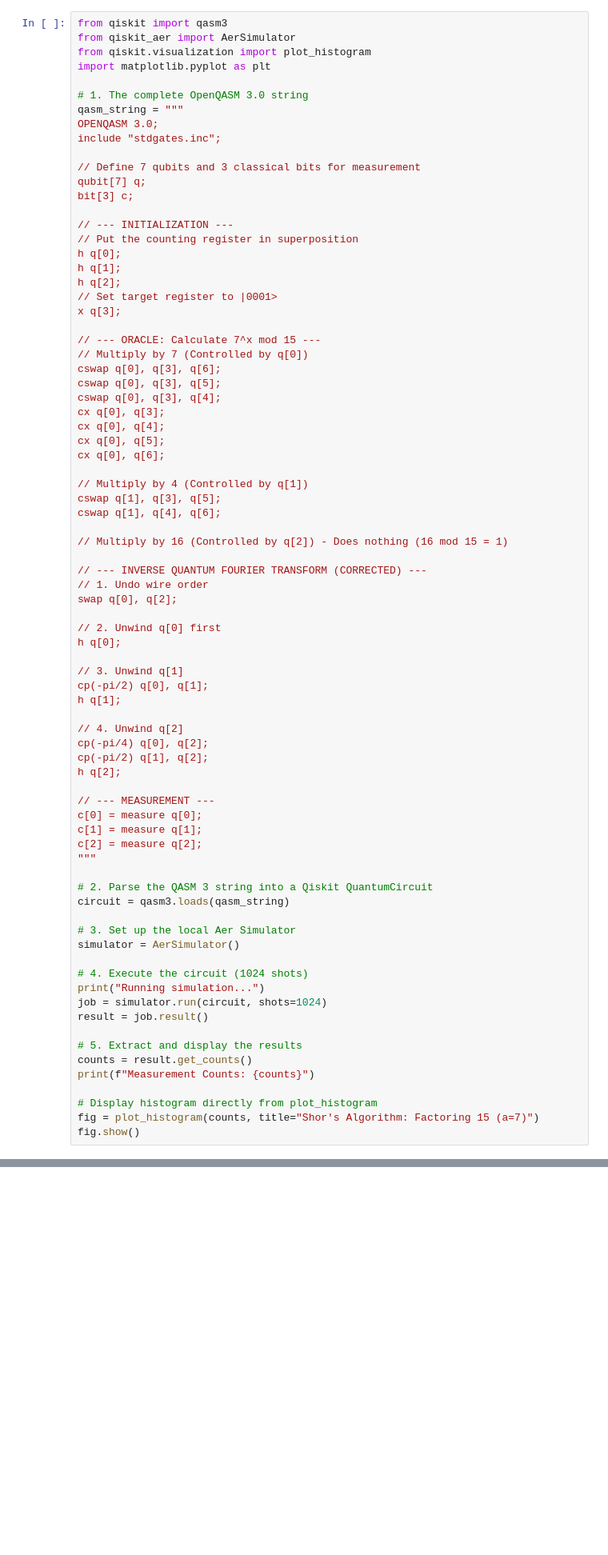
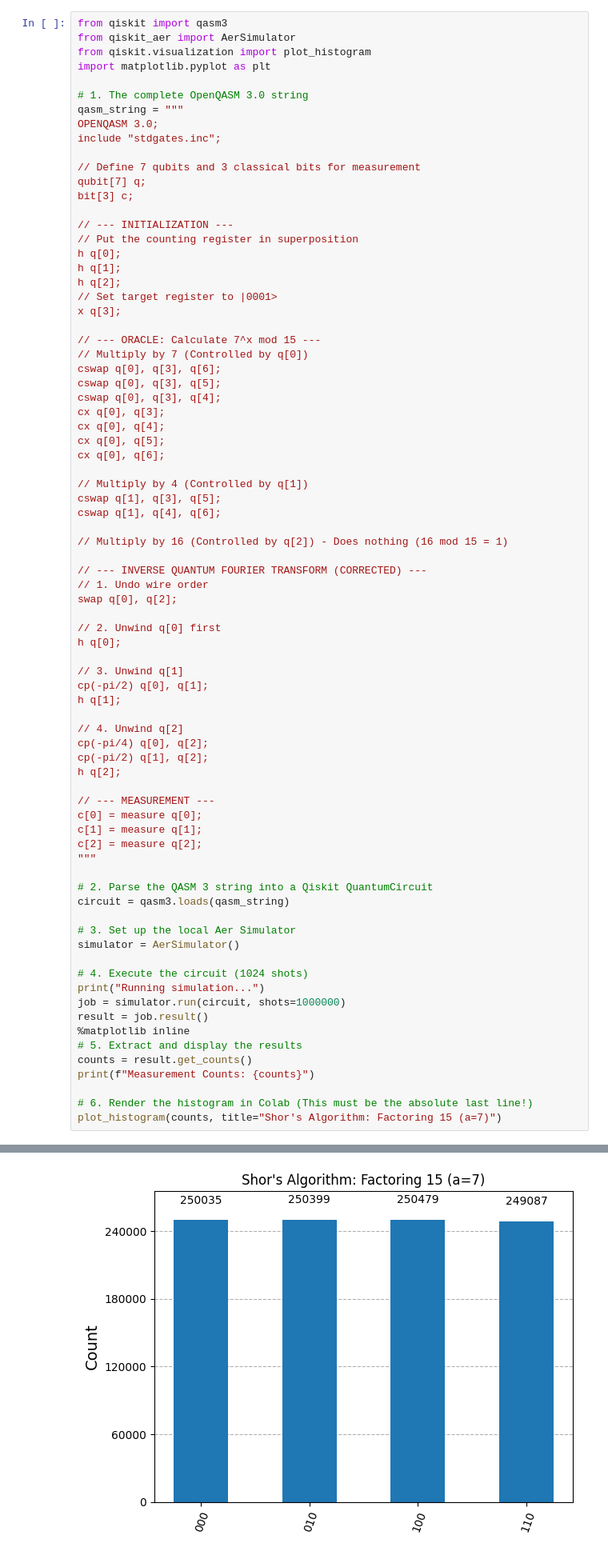
Before and after one commit to Lordvaderani/shors-algo-qasm-project, a Jupyter notebook: notebook fix.ipynb, the cells around one changed output, grey strips where cells are left out. Shown at 80% size. Saved outputs shown, nothing was run; the diff lists cells and outputs as text; blank space fills up the shorter version.

```diff
--- a/notebook fix.ipynb
+++ b/notebook fix.ipynb
@@ -94,15 +94,14 @@ simulator = AerSimulator()
 
 # 4. Execute the circuit (1024 shots)
 print("Running simulation...")
-job = simulator.run(circuit, shots=1024)
+job = simulator.run(circuit, shots=1000000)
 result = job.result()
-
+%matplotlib inline
 # 5. Extract and display the results
 counts = result.get_counts()
 print(f"Measurement Counts: {counts}")
 
-# Display histogram directly from plot_histogram
-fig = plot_histogram(counts, title="Shor's Algorithm: Factoring 15 (a=7)")
-fig.show()
+# 6. Render the histogram in Colab (This must be the absolute last line!)
+plot_histogram(counts, title="Shor's Algorithm: Factoring 15 (a=7)")
 # %% [output]
 Running simulation...
@@ -109,0 +109 @@ Measurement Counts: {'110': 248, '010': 260, '000': 249, '100': 267}
+[figure, added]
```
Also changed, not shown: parts of 1 cell of this notebook.
